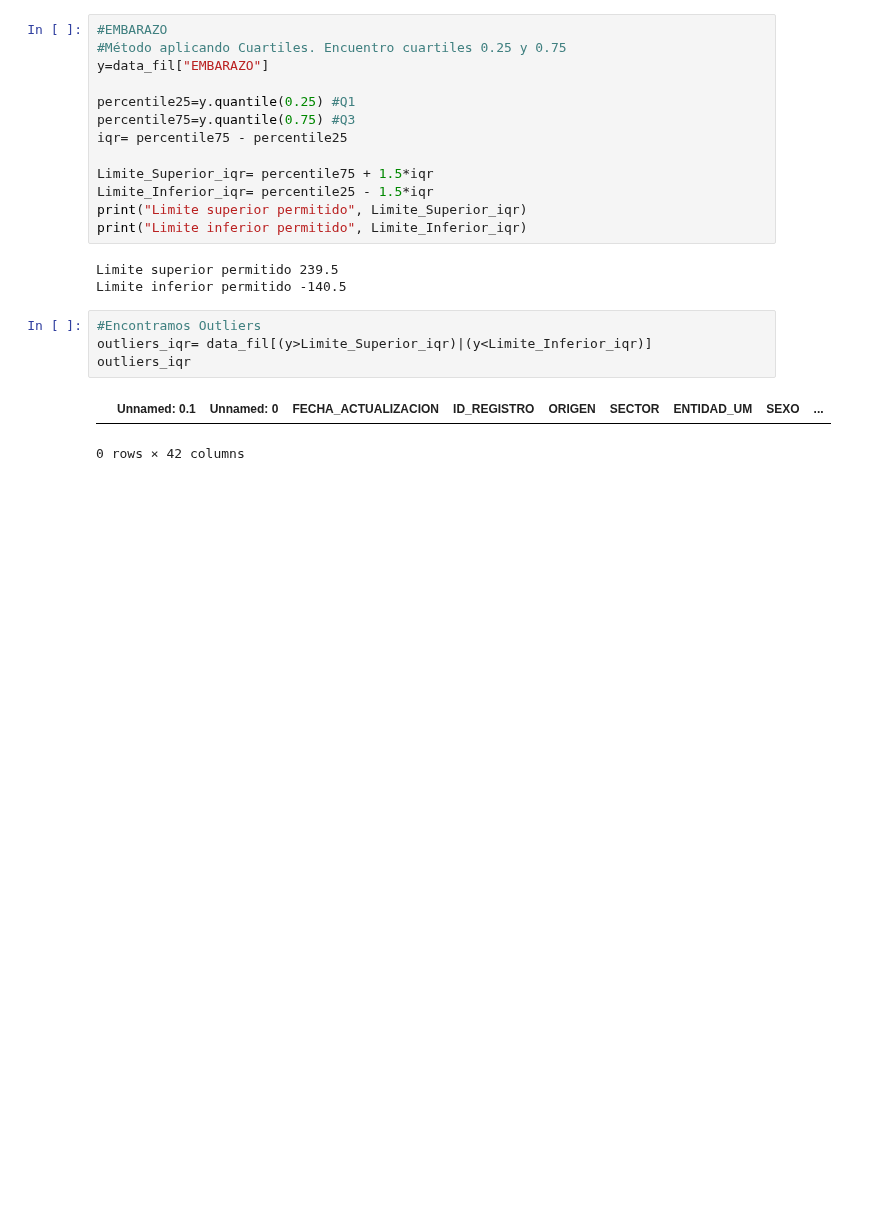
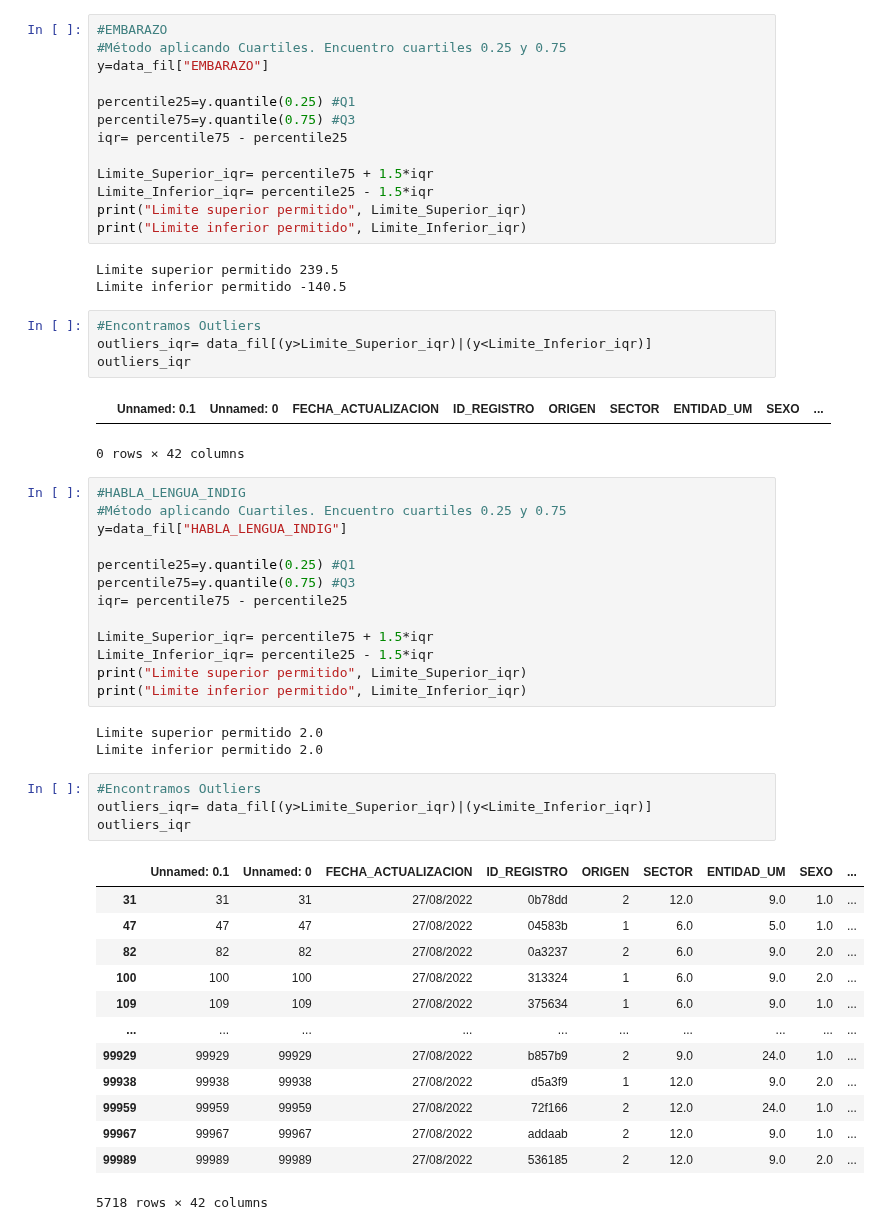
Before and after one commit to ElizabethCobos/Actividad4, a Jupyter notebook: Actividad4.ipynb, the cells around one changed output. Saved outputs shown, nothing was run; the diff lists cells and outputs as text; blank space fills up the shorter version.

Commit message:
Outlier Habla_lengua_indig

```diff
--- a/Actividad4.ipynb
+++ b/Actividad4.ipynb
@@ -960,3 +960,37 @@ outliers_iqr
 # %% [output]
 |  | Unnamed: 0.1 | Unnamed: 0 | FECHA_ACTUALIZACION | ID_REGISTRO | ORIGEN | SECTOR | ENTIDAD_UM | SEXO | ... |
 0 rows × 42 columns
+# %%
+#HABLA_LENGUA_INDIG
+#Método aplicando Cuartiles. Encuentro cuartiles 0.25 y 0.75
+y=data_fil["HABLA_LENGUA_INDIG"]
+
+percentile25=y.quantile(0.25) #Q1
+percentile75=y.quantile(0.75) #Q3
+iqr= percentile75 - percentile25
+
+Limite_Superior_iqr= percentile75 + 1.5*iqr
+Limite_Inferior_iqr= percentile25 - 1.5*iqr
+print("Limite superior permitido", Limite_Superior_iqr)
+print("Limite inferior permitido", Limite_Inferior_iqr)
+# %% [output]
+Limite superior permitido 2.0
+Limite inferior permitido 2.0
+# %%
+#Encontramos Outliers
+outliers_iqr= data_fil[(y>Limite_Superior_iqr)|(y<Limite_Inferior_iqr)]
+outliers_iqr
+# %% [output]
+|  | Unnamed: 0.1 | Unnamed: 0 | FECHA_ACTUALIZACION | ID_REGISTRO | ORIGEN | SECTOR | ENTIDAD_UM | SEXO | ... |
+| 31 | 31 | 31 | 27/08/2022 | 0b78dd | 2 | 12.0 | 9.0 | 1.0 | ... |
+| 47 | 47 | 47 | 27/08/2022 | 04583b | 1 | 6.0 | 5.0 | 1.0 | ... |
+| 82 | 82 | 82 | 27/08/2022 | 0a3237 | 2 | 6.0 | 9.0 | 2.0 | ... |
+| 100 | 100 | 100 | 27/08/2022 | 313324 | 1 | 6.0 | 9.0 | 2.0 | ... |
+| 109 | 109 | 109 | 27/08/2022 | 375634 | 1 | 6.0 | 9.0 | 1.0 | ... |
+| ... | ... | ... | ... | ... | ... | ... | ... | ... | ... |
+| 99929 | 99929 | 99929 | 27/08/2022 | b857b9 | 2 | 9.0 | 24.0 | 1.0 | ... |
+| 99938 | 99938 | 99938 | 27/08/2022 | d5a3f9 | 1 | 12.0 | 9.0 | 2.0 | ... |
+| 99959 | 99959 | 99959 | 27/08/2022 | 72f166 | 2 | 12.0 | 24.0 | 1.0 | ... |
+| 99967 | 99967 | 99967 | 27/08/2022 | addaab | 2 | 12.0 | 9.0 | 1.0 | ... |
+| 99989 | 99989 | 99989 | 27/08/2022 | 536185 | 2 | 12.0 | 9.0 | 2.0 | ... |
+5718 rows × 42 columns
```
Also changed, not shown: parts of 1 cell of this notebook.
